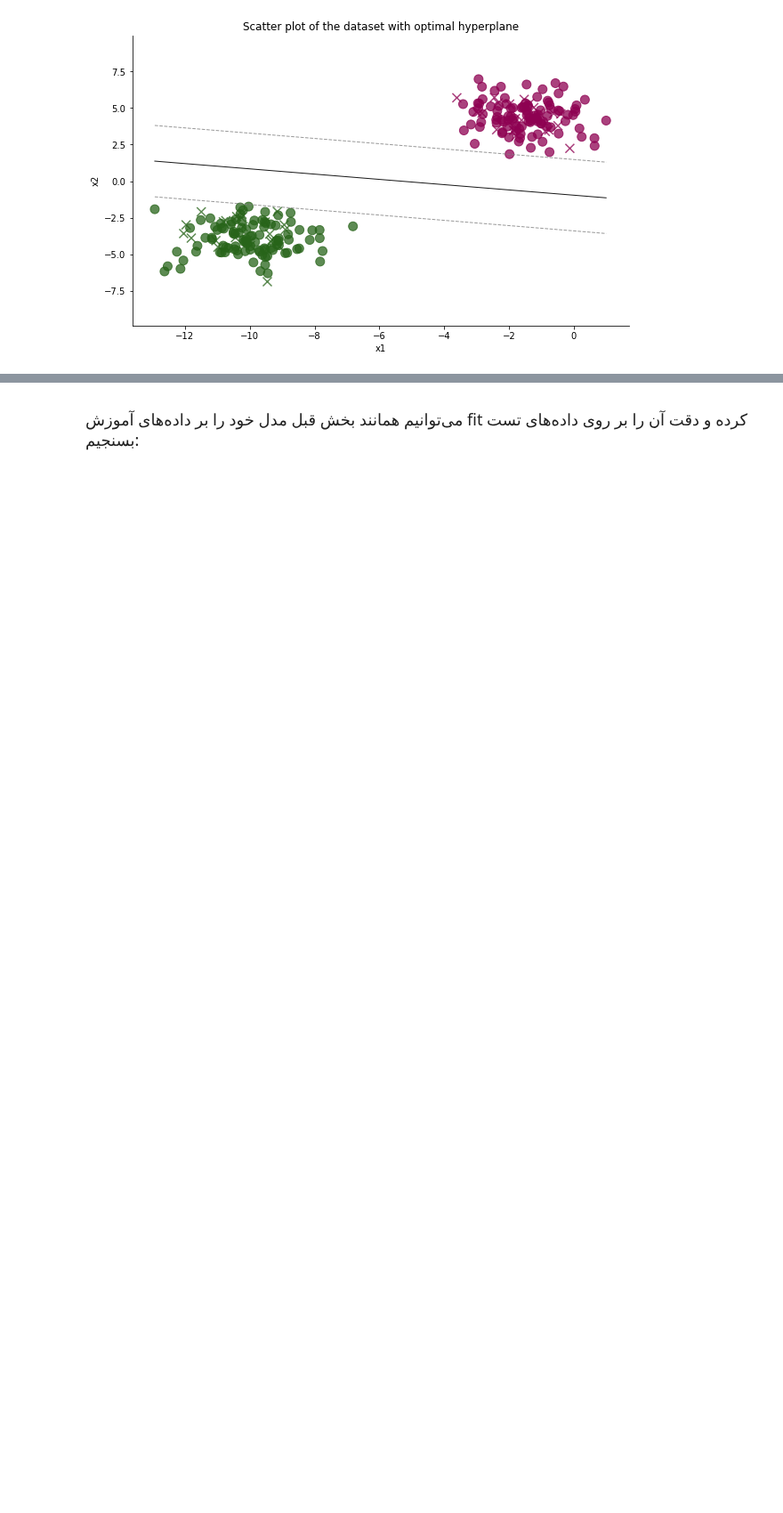
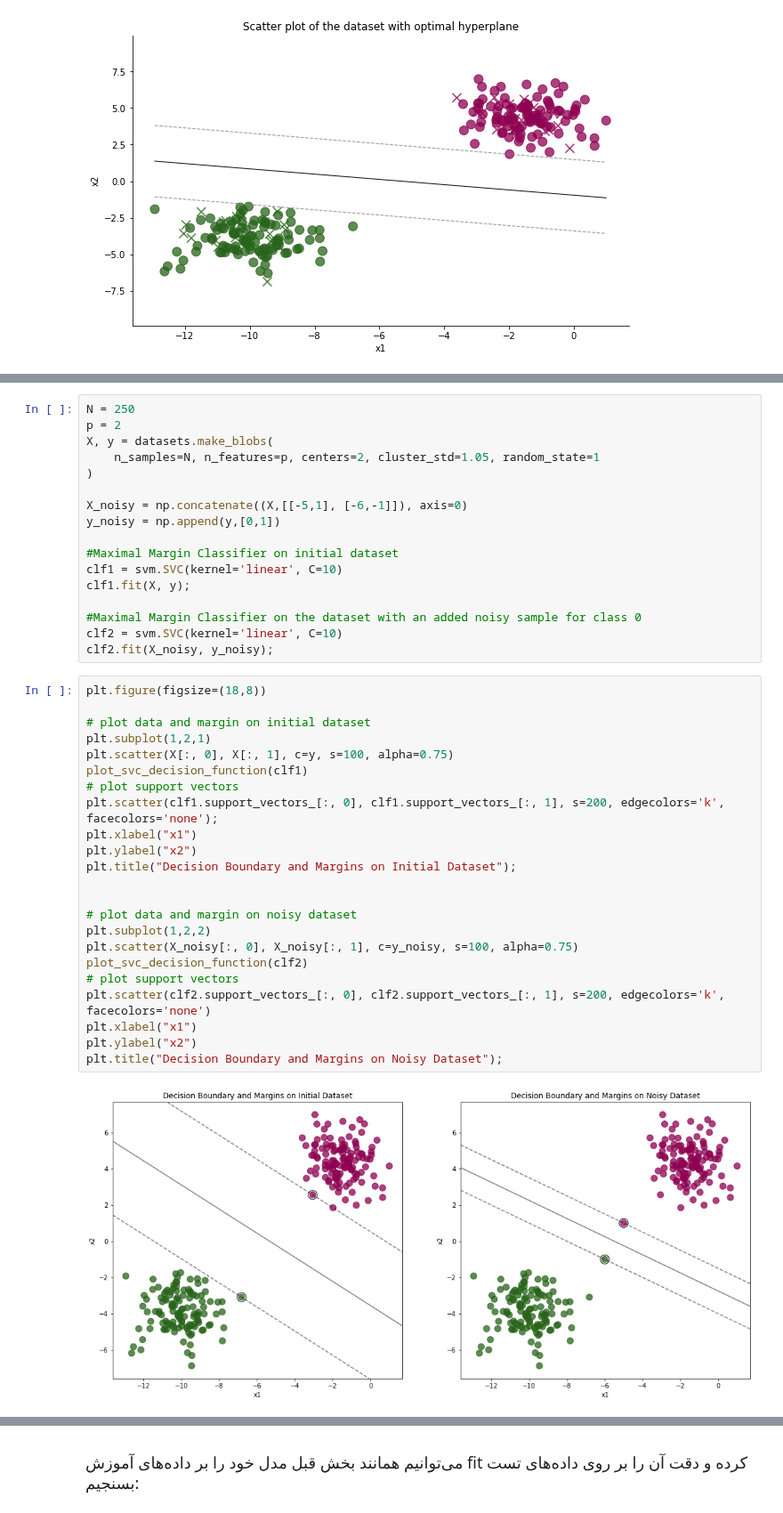
Before and after one commit to SharifiZarchi/Introduction_to_Machine_Learning, a Jupyter notebook: Jupyter_Notebooks/Chapter_03_Train_and_Evaluation/SVM.ipynb, the cells around one changed output, grey strips where cells are left out. Shown at 89% size. Cells and saved outputs as stored; diff of their text form; blank space fills up the shorter version.

```diff
--- a/Jupyter_Notebooks/Chapter_03_Train_and_Evaluation/SVM.ipynb
+++ b/Jupyter_Notebooks/Chapter_03_Train_and_Evaluation/SVM.ipynb
@@ -772,0 +756,42 @@ plt.show()
+# %%
+N = 250
+p = 2
+X, y = datasets.make_blobs(
+    n_samples=N, n_features=p, centers=2, cluster_std=1.05, random_state=1
+)
+
+X_noisy = np.concatenate((X,[[-5,1], [-6,-1]]), axis=0)
+y_noisy = np.append(y,[0,1])
+
+#Maximal Margin Classifier on initial dataset
+clf1 = svm.SVC(kernel='linear', C=10)
+clf1.fit(X, y);
+
+#Maximal Margin Classifier on the dataset with an added noisy sample for class 0
+clf2 = svm.SVC(kernel='linear', C=10)
+clf2.fit(X_noisy, y_noisy);
+# %%
+plt.figure(figsize=(18,8))
+
+# plot data and margin on initial dataset
+plt.subplot(1,2,1)
+plt.scatter(X[:, 0], X[:, 1], c=y, s=100, alpha=0.75)
+plot_svc_decision_function(clf1)
+# plot support vectors
+plt.scatter(clf1.support_vectors_[:, 0], clf1.support_vectors_[:, 1], s=200, edgecolors='k', facecolors='none');
+plt.xlabel("x1")
+plt.ylabel("x2")
+plt.title("Decision Boundary and Margins on Initial Dataset");
+
+
+# plot data and margin on noisy dataset
+plt.subplot(1,2,2)
+plt.scatter(X_noisy[:, 0], X_noisy[:, 1], c=y_noisy, s=100, alpha=0.75)
+plot_svc_decision_function(clf2)
+# plot support vectors
+plt.scatter(clf2.support_vectors_[:, 0], clf2.support_vectors_[:, 1], s=200, edgecolors='k', facecolors='none')
+plt.xlabel("x1")
+plt.ylabel("x2")
+plt.title("Decision Boundary and Margins on Noisy Dataset");
+# %% [output]
+[figure, added]
```
Also changed, not shown: parts of 24 cells of this notebook.
